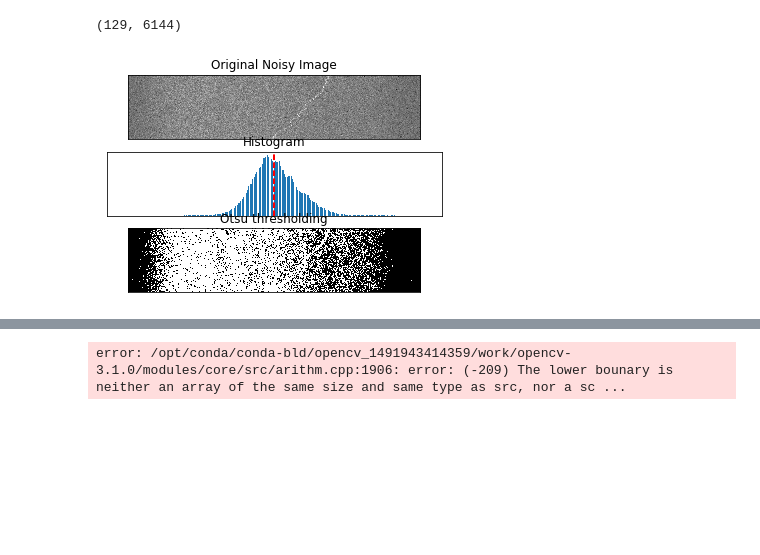
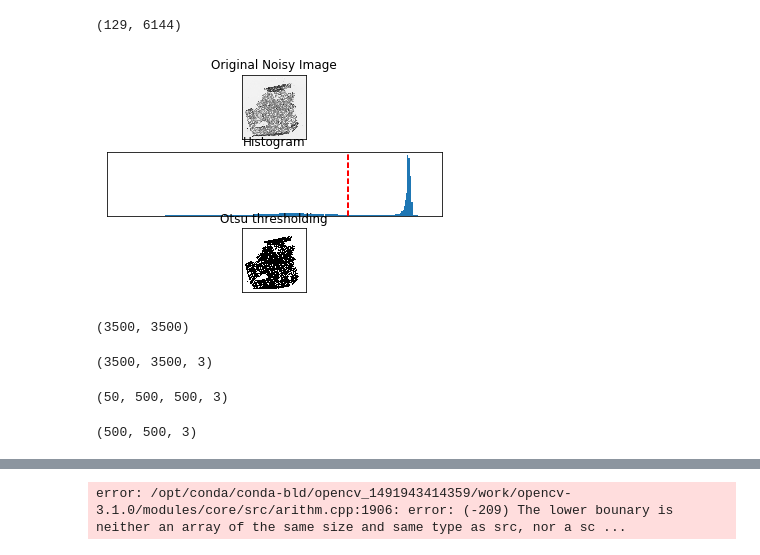
Before and after one commit to akashmjn/cs341-ibm-seti, a Jupyter notebook: Guoli/image_prepocessing.ipynb, the cells around one changed output, grey strips where cells are left out. Drawn from its saved outputs; the diff is of its cells as text; code cells hidden in the pictures; blank space fills up the shorter version.

```diff
--- a/Guoli/image_prepocessing.ipynb
+++ b/Guoli/image_prepocessing.ipynb
@@ -64,22 +66,26 @@ import cv2
 # %%
 img = cv2.imread('sampleImages_small_size/squiggle_5.jpg',0)
 # %%
-img = cv2.imread('sampleImages_small_size/squiggle_5.jpg',0)
+img = cv2.imread('TCGA-BA-4076-01A-01-TS1.b65f5830-c517-4e3e-aba2-9ec2beb5bf7f_3_0.000000_0.000000.tif')
 
 #ret1, th1 = cv2.threshold(img, 127, 255, cv2.THRESH_BINARY)
 
 #ret, imgf = cv2.threshold(img, 0, 255, cv2.THRESH_BINARY+cv2.THRESH_OTSU)
 
 blur = cv2.GaussianBlur(img, (5,5), 0)
 ret, imgf = cv2.threshold(blur, 0, 255, cv2.THRESH_BINARY+cv2.THRESH_OTSU)
 
 plt.subplot(3,1,1), plt.imshow(img,cmap = 'gray')
 plt.title('Original Noisy Image'), plt.xticks([]), plt.yticks([])
 plt.subplot(3,1,2), plt.hist(img.ravel(), 256)
 plt.axvline(x=ret, color='r', linestyle='dashed', linewidth=2)
 plt.title('Histogram'), plt.xticks([]), plt.yticks([])
 plt.subplot(3,1,3), plt.imshow(imgf,cmap = 'gray')
 plt.title('Otsu thresholding'), plt.xticks([]), plt.yticks([])
 plt.show()
 # %% [output]
-[figure, old version]
+[figure, new version]
+# %%
+print(img.shape)
+# %% [output]
+(3500, 3500)
@@ -85,0 +94,4 @@ plt.show()
+# %%
+print(img.shape)
+# %% [output]
+(3500, 3500, 3)
@@ -85,0 +105,8 @@ plt.show()
+# %%
+data.shape
+# %% [output]
+(50, 500, 500, 3)
+# %%
+data[0].shape
+# %% [output]
+(500, 500, 3)
```
Also changed, not shown: parts of 7 cells of this notebook, 7 other files.
